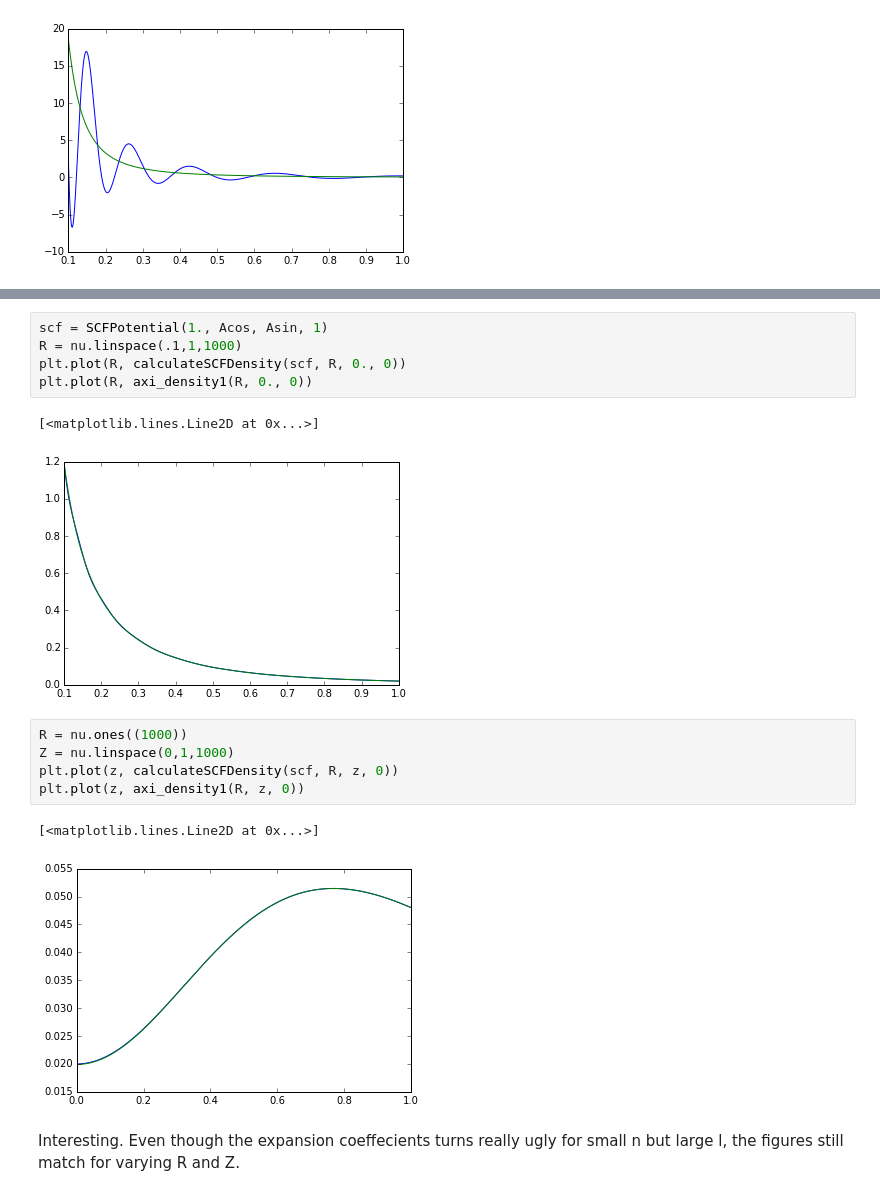
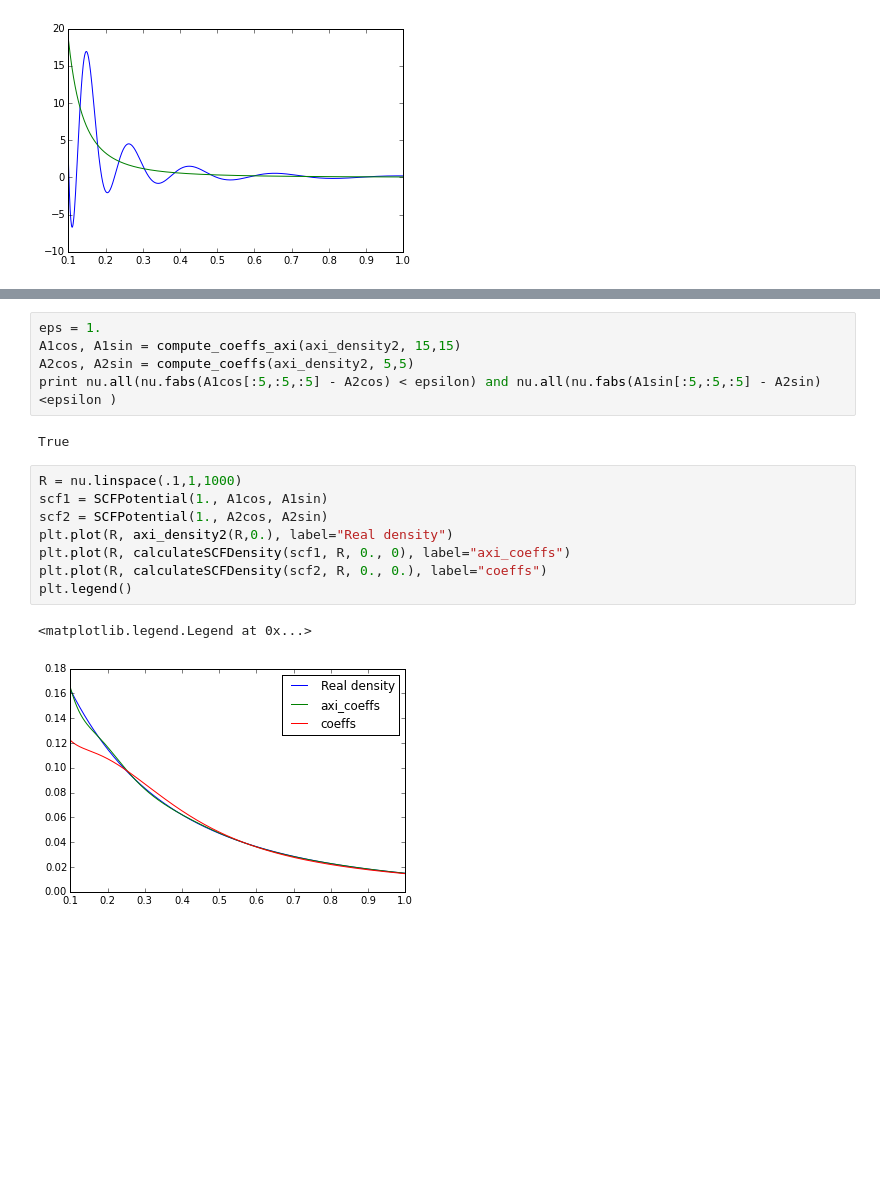
Before and after one commit to SeaifanAladdin/galpy-notebook, a Jupyter notebook: galpy/SCFPotential.ipynb, the cells around one changed output, grey strips where cells are left out. Saved outputs shown, nothing was run; the diff lists cells and outputs as text; blank space fills up the shorter version.

Commit message:
Removed the disucssion on the coeffecients with large l. Added a section for the full expansion where phi is used.

```diff
--- a/galpy/SCFPotential.ipynb
+++ b/galpy/SCFPotential.ipynb
@@ -283,18 +288,18 @@ At first, I thought this was a huge problem which was would be my proof that I d
+# %%
+eps = 1.
+A1cos, A1sin = compute_coeffs_axi(axi_density2, 15,15)
+A2cos, A2sin = compute_coeffs(axi_density2, 5,5)
+print nu.all(nu.fabs(A1cos[:5,:5,:5] - A2cos) < epsilon) and nu.all(nu.fabs(A1sin[:5,:5,:5] - A2sin) <epsilon )
+# %% [output]
+True
 # %%
-scf = SCFPotential(1., Acos, Asin, 1)
 R = nu.linspace(.1,1,1000)
-plt.plot(R, calculateSCFDensity(scf, R, 0., 0))
-plt.plot(R, axi_density1(R, 0., 0))
+scf1 = SCFPotential(1., A1cos, A1sin)
+scf2 = SCFPotential(1., A2cos, A2sin)
+plt.plot(R, axi_density2(R,0.), label="Real density")
+plt.plot(R, calculateSCFDensity(scf1, R, 0., 0), label="axi_coeffs")
+plt.plot(R, calculateSCFDensity(scf2, R, 0., 0.), label="coeffs")
+plt.legend()
 # %% [output]
-[<matplotlib.lines.Line2D at 0x...>]
+<matplotlib.legend.Legend at 0x...>
-[figure, old version]
+[figure, new version]
-# %%
-R = nu.ones((1000))
-Z = nu.linspace(0,1,1000)
-plt.plot(z, calculateSCFDensity(scf, R, z, 0))
-plt.plot(z, axi_density1(R, z, 0))
-# %% [output]
-[<matplotlib.lines.Line2D at 0x...>]
-[figure, removed]
-# %% [markdown]
-Interesting. Even though the expansion coeffecients turns really ugly for small n but large l, the figures still match for varying R and Z.
```
Also changed, not shown: parts of 15 cells of this notebook.
